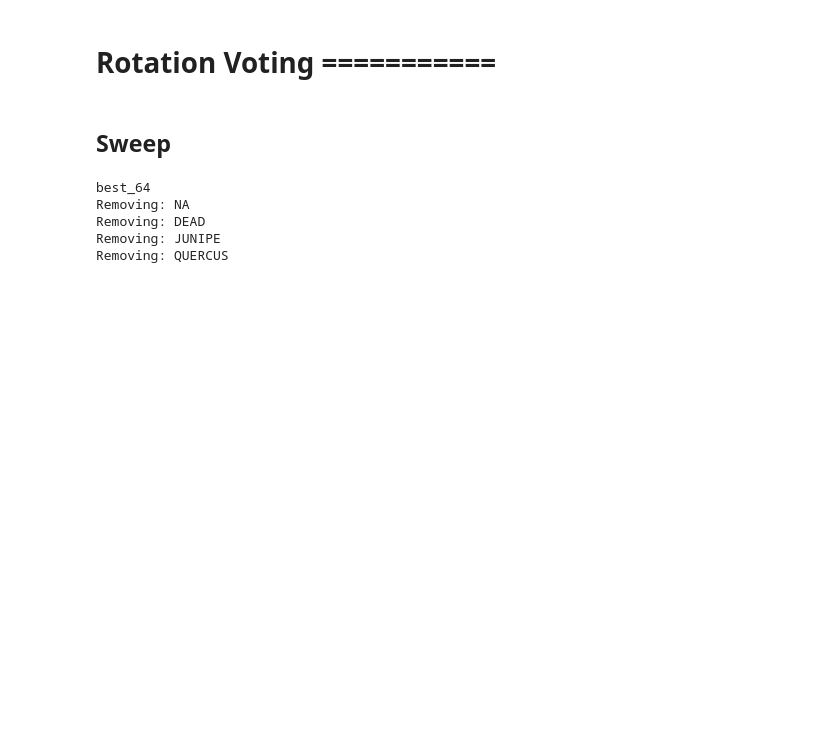
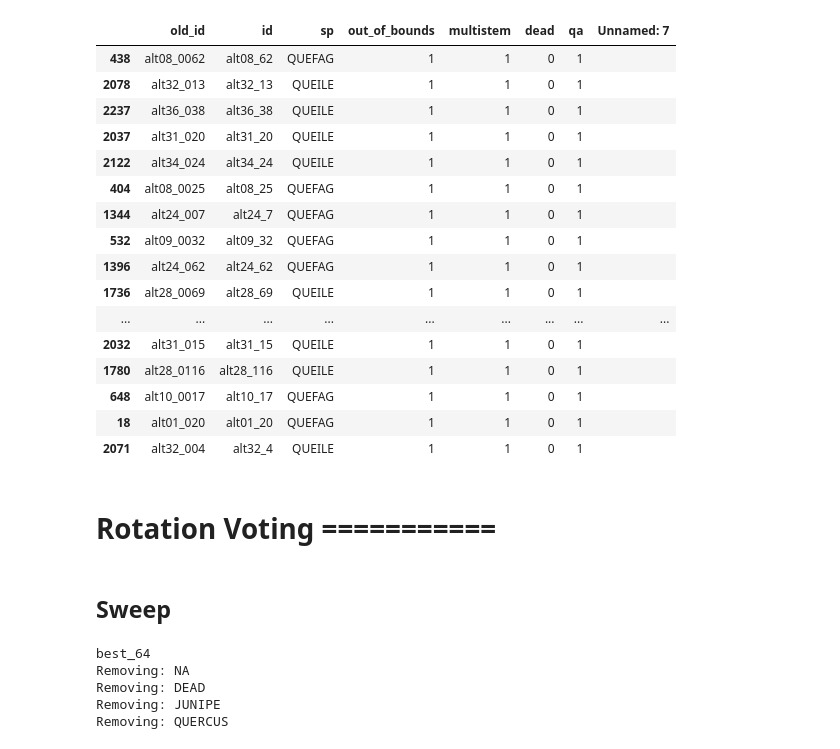
Before and after one commit to mataln/laser-trees, a Jupyter notebook: notebooks/rotation_vote.ipynb, the cells around one changed output. Saved outputs shown, nothing was run; the diff lists cells and outputs as text; code cells hidden in the pictures; blank space fills up the shorter version.

```diff
--- a/notebooks/rotation_vote.ipynb
+++ b/notebooks/rotation_vote.ipynb
@@ -190,3 +392,23 @@ fig.savefig('conf2.png', bbox_inches='tight')
+# %%
+val_meta_frame[val_meta_frame['multistem']==1]
+# %% [output]
+|  | old_id | id | sp | out_of_bounds | multistem | dead | qa | Unnamed: 7 |
+| 438 | alt08_0062 | alt08_62 | QUEFAG | 1 | 1 | 0 | 1 |  |
+| 2078 | alt32_013 | alt32_13 | QUEILE | 1 | 1 | 0 | 1 |  |
+| 2237 | alt36_038 | alt36_38 | QUEILE | 1 | 1 | 0 | 1 |  |
+| 2037 | alt31_020 | alt31_20 | QUEILE | 1 | 1 | 0 | 1 |  |
+| 2122 | alt34_024 | alt34_24 | QUEILE | 1 | 1 | 0 | 1 |  |
+| 404 | alt08_0025 | alt08_25 | QUEFAG | 1 | 1 | 0 | 1 |  |
+| 1344 | alt24_007 | alt24_7 | QUEFAG | 1 | 1 | 0 | 1 |  |
+| 532 | alt09_0032 | alt09_32 | QUEFAG | 1 | 1 | 0 | 1 |  |
+| 1396 | alt24_062 | alt24_62 | QUEFAG | 1 | 1 | 0 | 1 |  |
+| 1736 | alt28_0069 | alt28_69 | QUEILE | 1 | 1 | 0 | 1 |  |
+| ... | ... | ... | ... | ... | ... | ... | ... | ... |
+| 2032 | alt31_015 | alt31_15 | QUEILE | 1 | 1 | 0 | 1 |  |
+| 1780 | alt28_0116 | alt28_116 | QUEILE | 1 | 1 | 0 | 1 |  |
+| 648 | alt10_0017 | alt10_17 | QUEFAG | 1 | 1 | 0 | 1 |  |
+| 18 | alt01_020 | alt01_20 | QUEFAG | 1 | 1 | 0 | 1 |  |
+| 2071 | alt32_004 | alt32_4 | QUEILE | 1 | 1 | 0 | 1 |  |
 # %% [markdown]
 # Rotation Voting ===========
 # %% [markdown]
```
Also changed, not shown: parts of 13 cells of this notebook.
